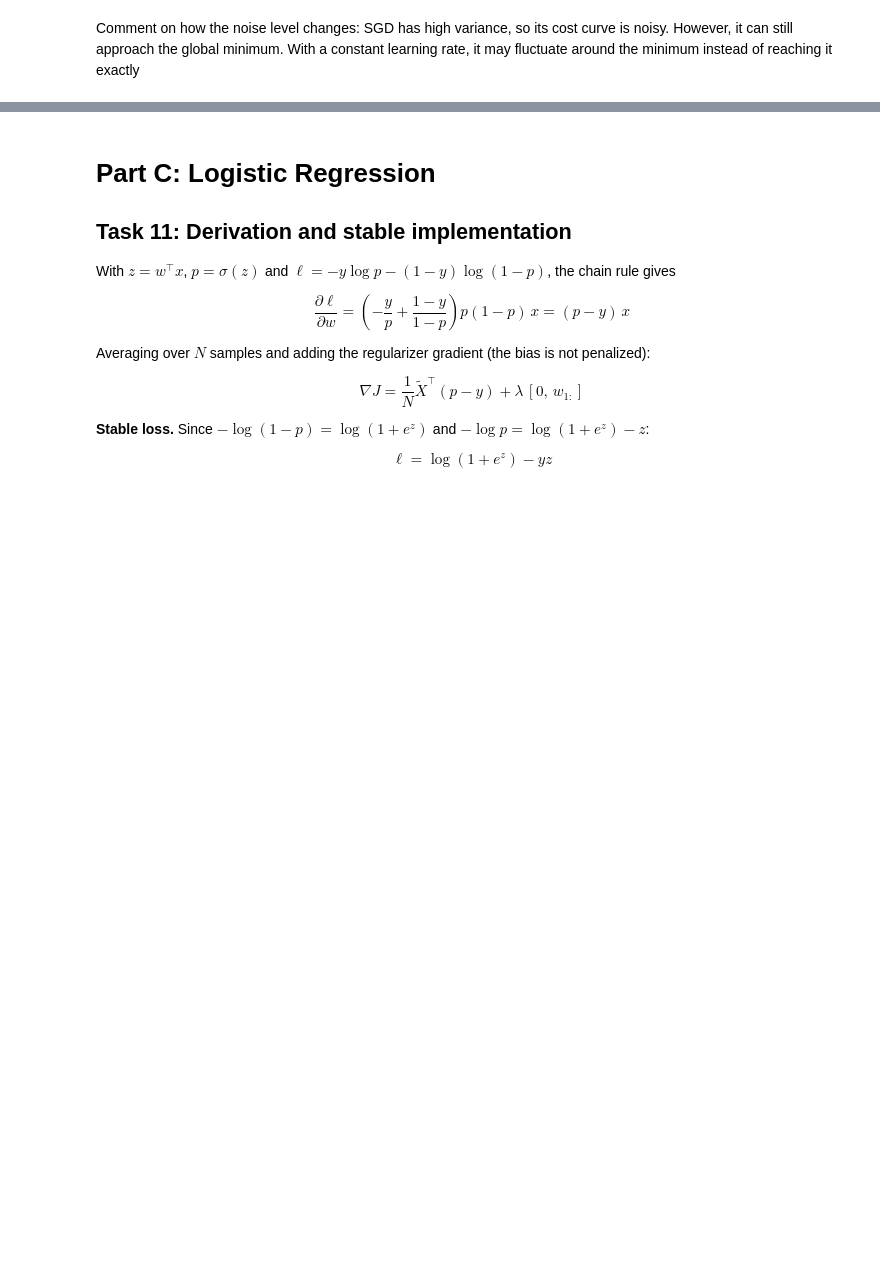
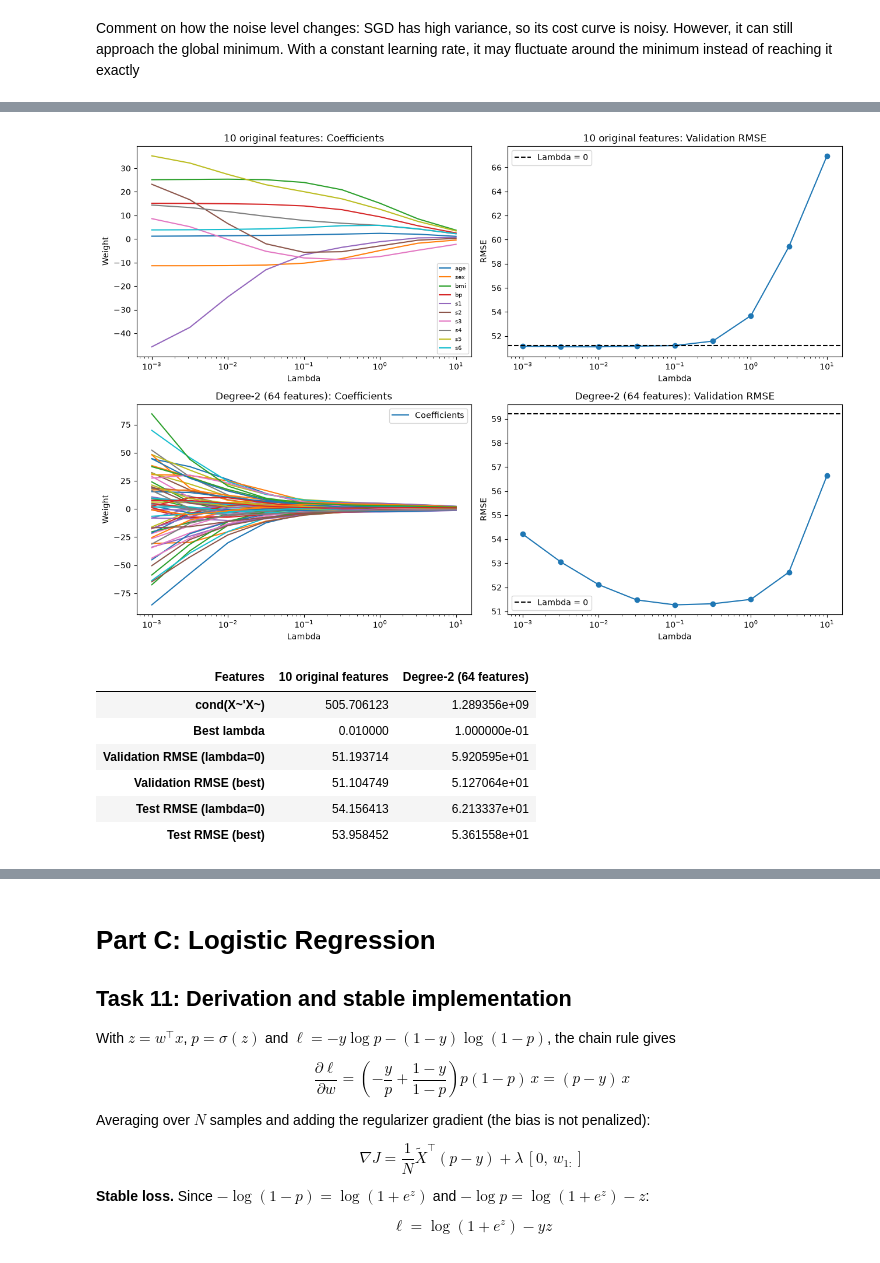
Before and after one commit to salmaselim77/intro-to-ml-assignment, a Jupyter notebook: assignment2.ipynb, the cells around one changed output, grey strips where cells are left out. Saved outputs shown, nothing was run; the diff lists cells and outputs as text; code cells hidden in the pictures; blank space fills up the shorter version.

```diff
--- a/assignment2.ipynb
+++ b/assignment2.ipynb
@@ -741,0 +819,70 @@ Comment on how the noise level changes: SGD has high variance, so its cost curve
+# %%
+lambdas = np.r_[0, np.logspace(-3, 1, 9)]
+
+datasets = [
+    ("10 original features", X_train, X_val, X_test, feature_names),
+    ("Degree-2 (64 features)", X2_train, X2_val, X2_test, None)
+]
+
+fig, ax = plt.subplots(2, 2, figsize=(13, 9))
+summary = []
+
+for i, (name, Xtr, Xva, Xte, names) in enumerate(datasets):
+
+    weights = []
+    for lam in lambdas:
+        weights.append(ridge_regression(Xtr, y_train, lam))
+
+    weights = np.array(weights)
+
+    val_rmse = [rmse(y_val, np.dot(Xva, w)) for w in weights]
+    test_rmse = [rmse(y_test, np.dot(Xte, w)) for w in weights]
+#gets best lambda
+    best = np.argmin(val_rmse)
+
+    # Plot coefficients (excluding the bias)
+    lines = ax[i, 0].semilogx(lambdas[1:], weights[1:, 1:])
+
+    if names is not None:
+        ax[i, 0].legend(lines, names, fontsize=7)
+    else:
+        ax[i, 0].legend(lines[:1], ["Coefficients"])
+
+    ax[i, 0].set_title(name + ": Coefficients")
+    ax[i, 0].set_xlabel("Lambda")
+    ax[i, 0].set_ylabel("Weight")
+
+    # Plot validation RMSE
+    ax[i, 1].semilogx(lambdas[1:], val_rmse[1:], marker="o")
+    ax[i, 1].axhline(
+        val_rmse[0], linestyle="--", color="black", label="Lambda = 0"
+    )
+
+    ax[i, 1].set_title(name + ": Validation RMSE")
+    ax[i, 1].set_xlabel("Lambda")
+    ax[i, 1].set_ylabel("RMSE")
+    ax[i, 1].legend()
+
+    summary.append({
+        "Features": name,
+        "cond(X~'X~)": np.linalg.cond(np.dot(Xtr.T, Xtr)),
+        "Best lambda": lambdas[best],
+        "Validation RMSE (lambda=0)": val_rmse[0],
+        "Validation RMSE (best)": val_rmse[best],
+        "Test RMSE (lambda=0)": test_rmse[0],
+        "Test RMSE (best)": test_rmse[best]
+    })
+
+plt.tight_layout()
+plt.show()
+
+pd.DataFrame(summary).set_index("Features").T
+# %% [output]
+[figure, added]
+| Features | 10 original features | Degree-2 (64 features) |
+| cond(X~'X~) | 505.706123 | 1.289356e+09 |
+| Best lambda | 0.010000 | 1.000000e-01 |
+| Validation RMSE (lambda=0) | 51.193714 | 5.920595e+01 |
+| Validation RMSE (best) | 51.104749 | 5.127064e+01 |
+| Test RMSE (lambda=0) | 54.156413 | 6.213337e+01 |
+| Test RMSE (best) | 53.958452 | 5.361558e+01 |
```
Also changed, not shown: parts of 13 cells of this notebook.
